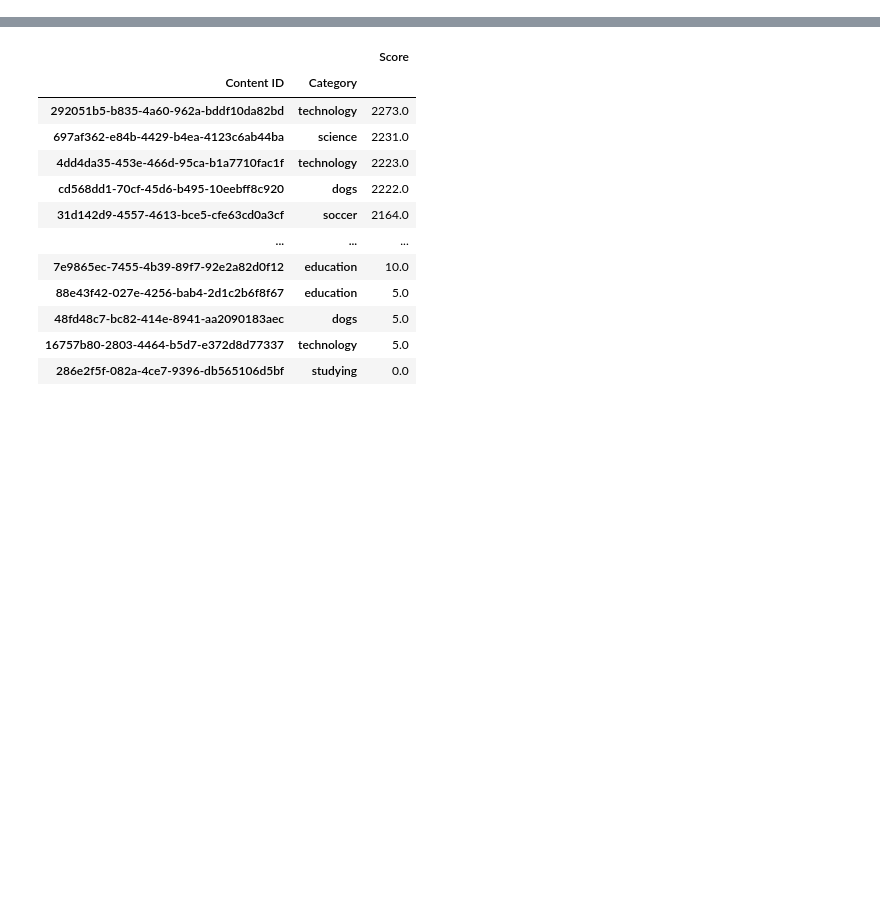
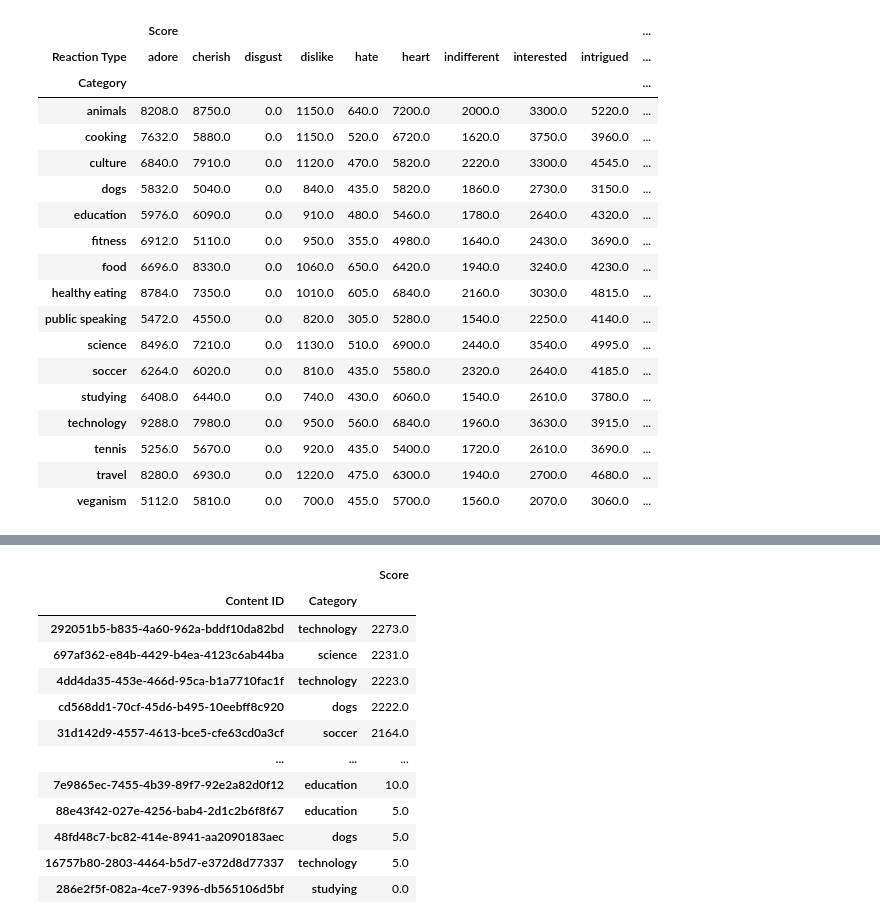
Before and after one commit to deborabastos/accenture_data_analytics, a Jupyter notebook: 2.accenture_data_analysis.ipynb, the cells around one changed output, grey strips where cells are left out. Cells and saved outputs as stored; diff of their text form; code cells hidden in the pictures; blank space fills up the shorter version.

```diff
--- a/2.accenture_data_analysis.ipynb
+++ b/2.accenture_data_analysis.ipynb
@@ -43,0 +135,23 @@ total_categories_sort = total_categories.sort_values("Score", ascending=False)
+# %%
+pt_reaction_type = pd.pivot_table(data=my_data, index="Category", columns="Reaction Type", aggfunc='sum')
+pt_reaction_type
+# %% [output]
+|  | Score |  |  |  |  |  |  |  |  | ... |
+| Reaction Type | adore | cherish | disgust | dislike | hate | heart | indifferent | interested | intrigued | ... |
+| Category |  |  |  |  |  |  |  |  |  | ... |
+| animals | 8208.0 | 8750.0 | 0.0 | 1150.0 | 640.0 | 7200.0 | 2000.0 | 3300.0 | 5220.0 | ... |
+| cooking | 7632.0 | 5880.0 | 0.0 | 1150.0 | 520.0 | 6720.0 | 1620.0 | 3750.0 | 3960.0 | ... |
+| culture | 6840.0 | 7910.0 | 0.0 | 1120.0 | 470.0 | 5820.0 | 2220.0 | 3300.0 | 4545.0 | ... |
+| dogs | 5832.0 | 5040.0 | 0.0 | 840.0 | 435.0 | 5820.0 | 1860.0 | 2730.0 | 3150.0 | ... |
+| education | 5976.0 | 6090.0 | 0.0 | 910.0 | 480.0 | 5460.0 | 1780.0 | 2640.0 | 4320.0 | ... |
+| fitness | 6912.0 | 5110.0 | 0.0 | 950.0 | 355.0 | 4980.0 | 1640.0 | 2430.0 | 3690.0 | ... |
+| food | 6696.0 | 8330.0 | 0.0 | 1060.0 | 650.0 | 6420.0 | 1940.0 | 3240.0 | 4230.0 | ... |
+| healthy eating | 8784.0 | 7350.0 | 0.0 | 1010.0 | 605.0 | 6840.0 | 2160.0 | 3030.0 | 4815.0 | ... |
+| public speaking | 5472.0 | 4550.0 | 0.0 | 820.0 | 305.0 | 5280.0 | 1540.0 | 2250.0 | 4140.0 | ... |
+| science | 8496.0 | 7210.0 | 0.0 | 1130.0 | 510.0 | 6900.0 | 2440.0 | 3540.0 | 4995.0 | ... |
+| soccer | 6264.0 | 6020.0 | 0.0 | 810.0 | 435.0 | 5580.0 | 2320.0 | 2640.0 | 4185.0 | ... |
+| studying | 6408.0 | 6440.0 | 0.0 | 740.0 | 430.0 | 6060.0 | 1540.0 | 2610.0 | 3780.0 | ... |
+| technology | 9288.0 | 7980.0 | 0.0 | 950.0 | 560.0 | 6840.0 | 1960.0 | 3630.0 | 3915.0 | ... |
+| tennis | 5256.0 | 5670.0 | 0.0 | 920.0 | 435.0 | 5400.0 | 1720.0 | 2610.0 | 3690.0 | ... |
+| travel | 8280.0 | 6930.0 | 0.0 | 1220.0 | 475.0 | 6300.0 | 1940.0 | 2700.0 | 4680.0 | ... |
+| veganism | 5112.0 | 5810.0 | 0.0 | 700.0 | 455.0 | 5700.0 | 1560.0 | 2070.0 | 3060.0 | ... |
```
Also changed, not shown: parts of 20 cells of this notebook, 1 other file.
